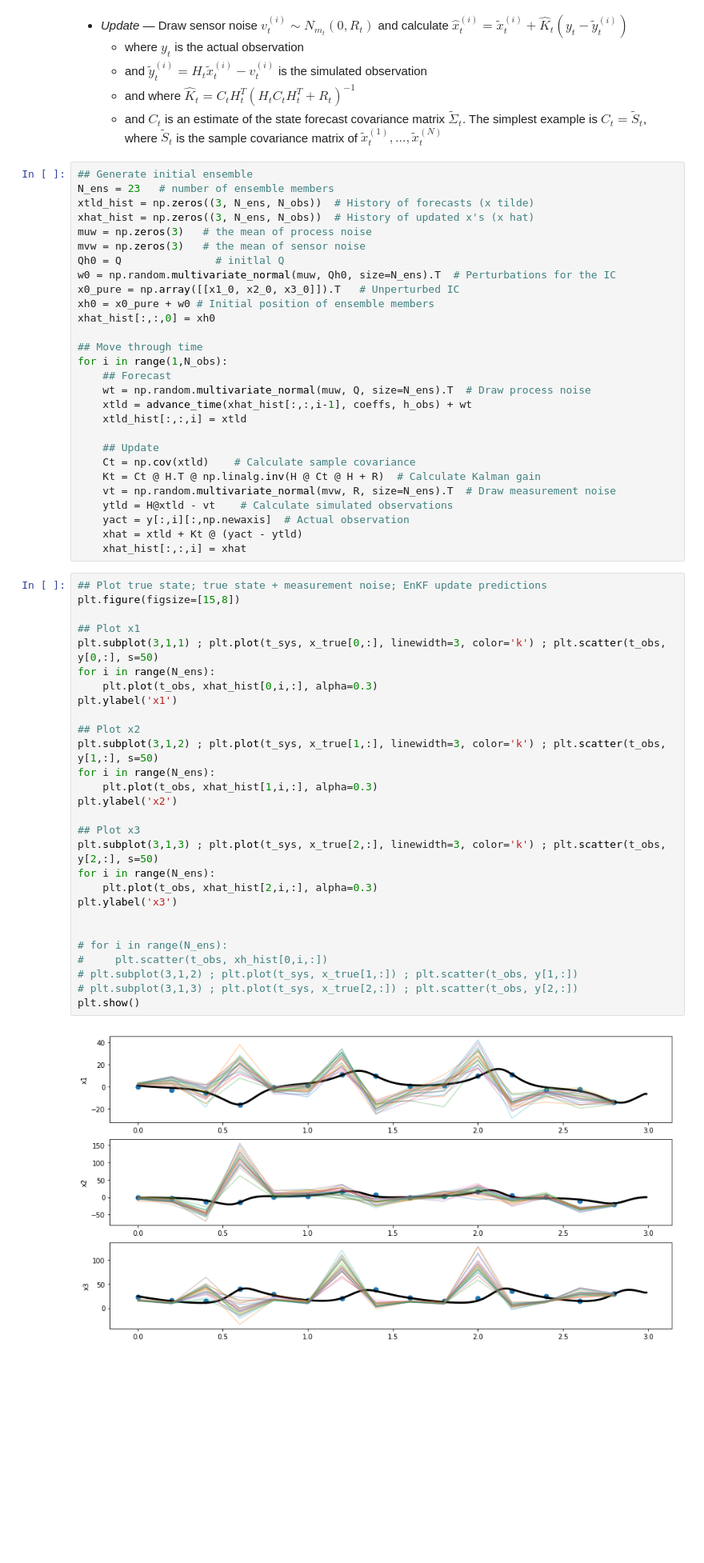
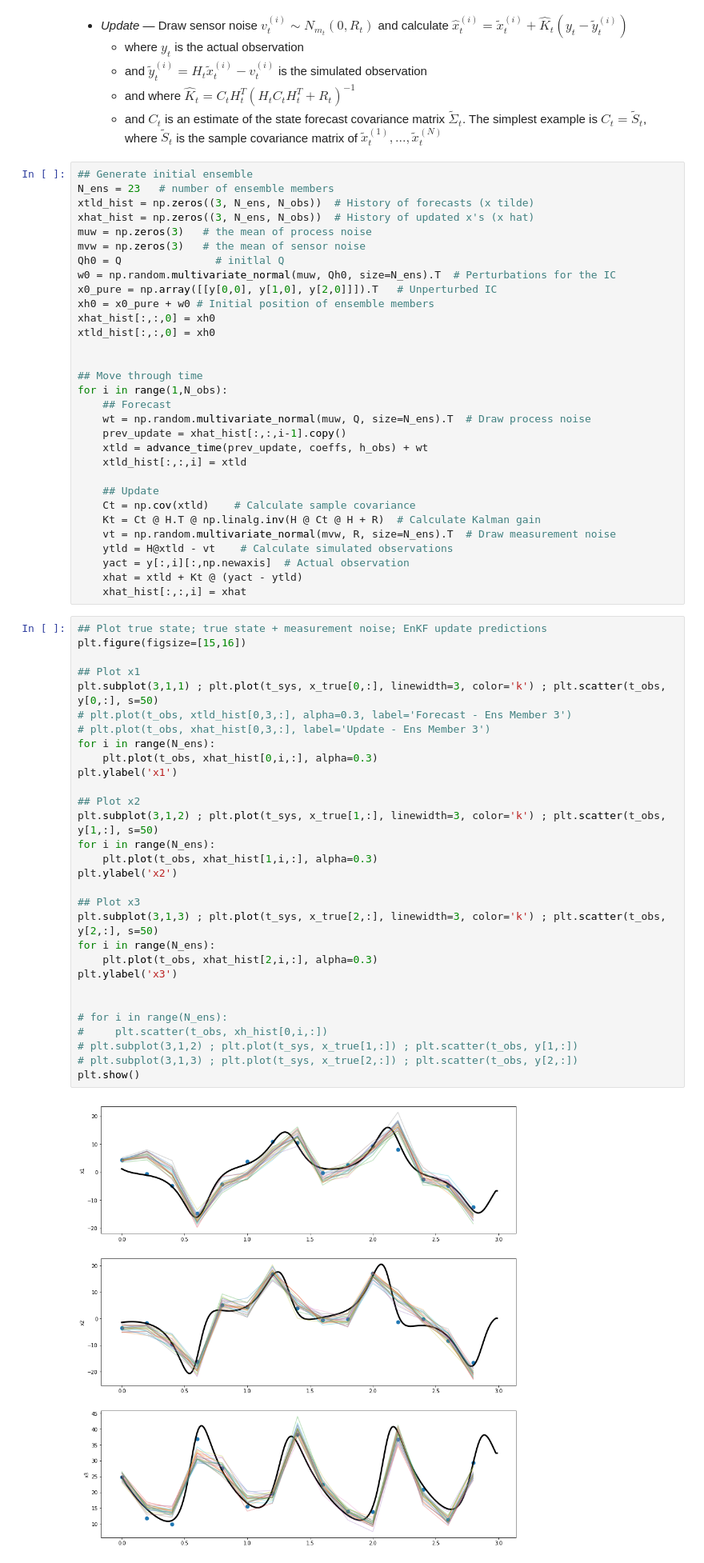
Before and after one commit to Markleonard1019/ASEN, a Jupyter notebook: midterm_Q2_alex.ipynb, the cells around one changed output. Shown: that part at 80% size. Cells and saved outputs as stored; diff of their text form; blank space fills up the shorter version.

```diff
--- a/midterm_Q2_alex.ipynb
+++ b/midterm_Q2_alex.ipynb
@@ -356,15 +352,18 @@ muw = np.zeros(3)   # the mean of process noise
 mvw = np.zeros(3)   # the mean of sensor noise
 Qh0 = Q               # initlal Q
 w0 = np.random.multivariate_normal(muw, Qh0, size=N_ens).T  # Perturbations for the IC
-x0_pure = np.array([[x1_0, x2_0, x3_0]]).T   # Unperturbed IC
+x0_pure = np.array([[y[0,0], y[1,0], y[2,0]]]).T   # Unperturbed IC
 xh0 = x0_pure + w0 # Initial position of ensemble members
 xhat_hist[:,:,0] = xh0
+xtld_hist[:,:,0] = xh0
+
 
 ## Move through time
 for i in range(1,N_obs):
     ## Forecast
     wt = np.random.multivariate_normal(muw, Q, size=N_ens).T  # Draw process noise
-    xtld = advance_time(xhat_hist[:,:,i-1], coeffs, h_obs) + wt
+    prev_update = xhat_hist[:,:,i-1].copy()
+    xtld = advance_time(prev_update, coeffs, h_obs) + wt
     xtld_hist[:,:,i] = xtld
 
     ## Update
@@ -377,31 +376,33 @@ for i in range(1,N_obs):
     xhat_hist[:,:,i] = xhat
 # %%
 ## Plot true state; true state + measurement noise; EnKF update predictions
-plt.figure(figsize=[15,8])
+plt.figure(figsize=[15,16])
 
 ## Plot x1
 plt.subplot(3,1,1) ; plt.plot(t_sys, x_true[0,:], linewidth=3, color='k') ; plt.scatter(t_obs, y[0,:], s=50)
+# plt.plot(t_obs, xtld_hist[0,3,:], alpha=0.3, label='Forecast - Ens Member 3')
+# plt.plot(t_obs, xhat_hist[0,3,:], label='Update - Ens Member 3')
 for i in range(N_ens):
     plt.plot(t_obs, xhat_hist[0,i,:], alpha=0.3)
 plt.ylabel('x1')
 
 ## Plot x2
 plt.subplot(3,1,2) ; plt.plot(t_sys, x_true[1,:], linewidth=3, color='k') ; plt.scatter(t_obs, y[1,:], s=50)
 for i in range(N_ens):
     plt.plot(t_obs, xhat_hist[1,i,:], alpha=0.3)
 plt.ylabel('x2')
 
 ## Plot x3
 plt.subplot(3,1,3) ; plt.plot(t_sys, x_true[2,:], linewidth=3, color='k') ; plt.scatter(t_obs, y[2,:], s=50)
 for i in range(N_ens):
     plt.plot(t_obs, xhat_hist[2,i,:], alpha=0.3)
 plt.ylabel('x3')
 
 
 # for i in range(N_ens):
 #     plt.scatter(t_obs, xh_hist[0,i,:])
 # plt.subplot(3,1,2) ; plt.plot(t_sys, x_true[1,:]) ; plt.scatter(t_obs, y[1,:])
 # plt.subplot(3,1,3) ; plt.plot(t_sys, x_true[2,:]) ; plt.scatter(t_obs, y[2,:])
 plt.show()
 # %% [output]
-[figure, old version]
+[figure, new version]
```
Also changed, not shown: parts of 5 cells of this notebook.
